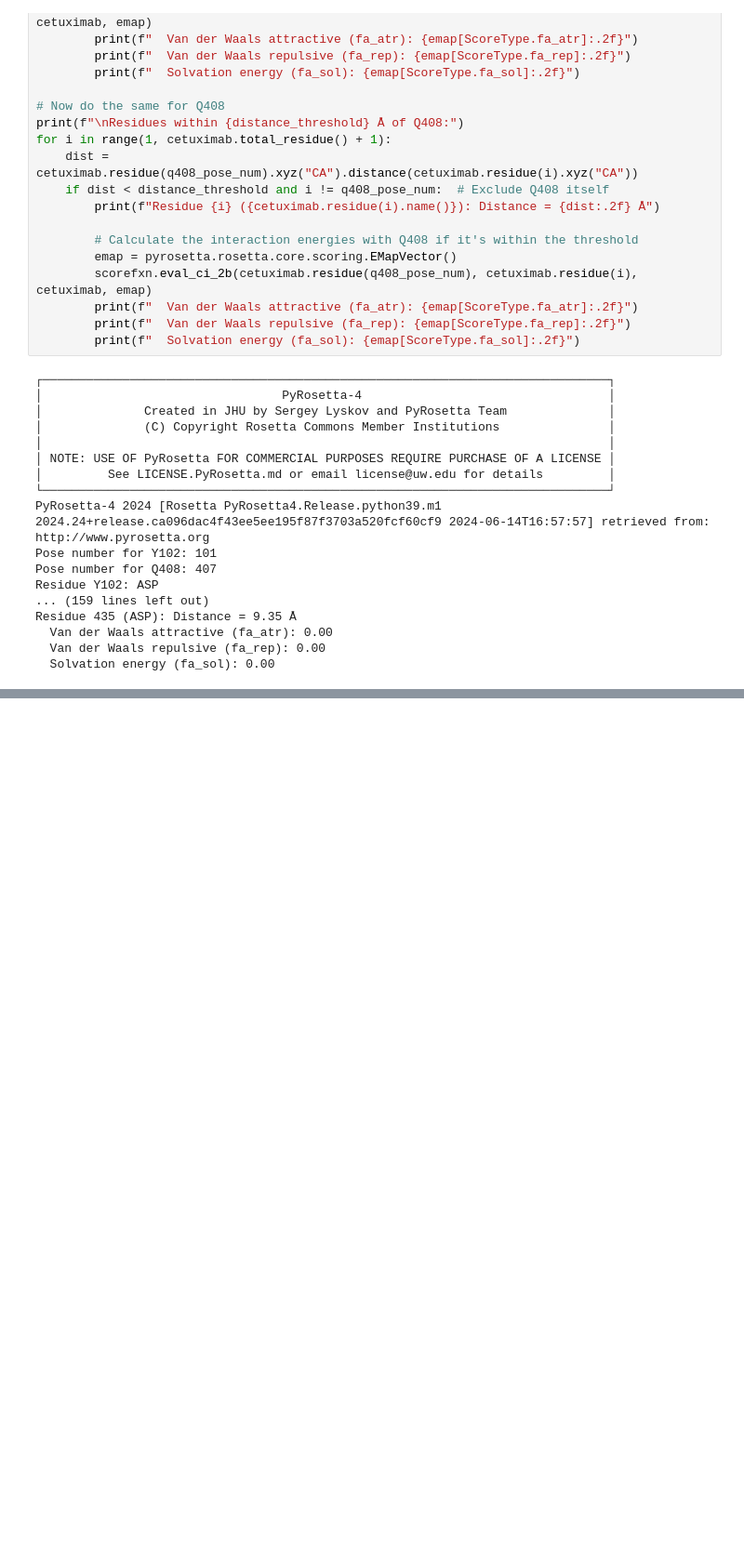
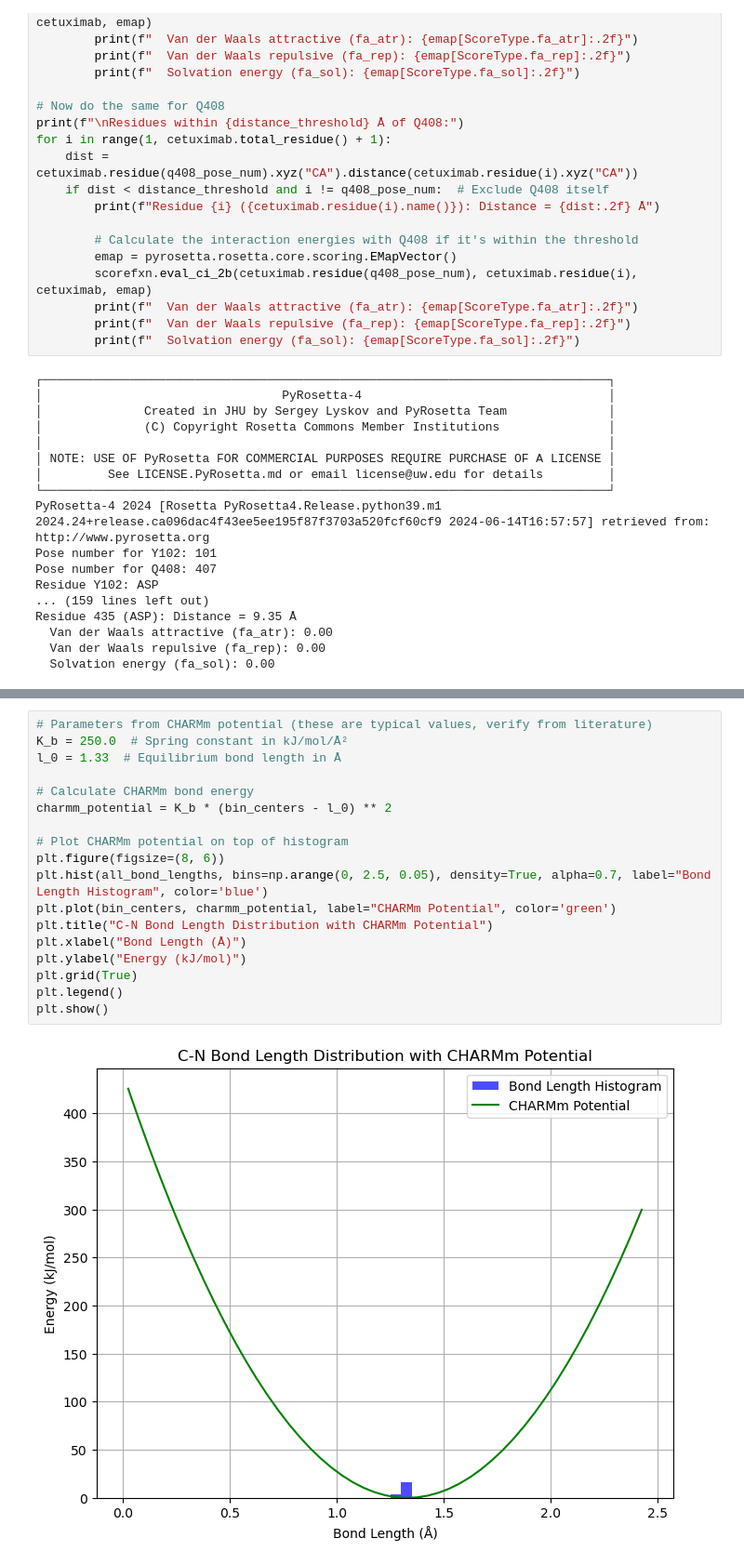
Before and after one commit to cesco345/pyrosetta, a Jupyter notebook: Untitled.ipynb, the cells around one changed output, grey strips where cells are left out. Shown at 93% size. Drawn from its saved outputs; the diff is of its cells as text; blank space fills up the shorter version.

```diff
--- a/Untitled.ipynb
+++ b/Untitled.ipynb
@@ -1654,0 +1772,20 @@ Residue 435 (ASP): Distance = 9.35 Å
+# %%
+# Parameters from CHARMm potential (these are typical values, verify from literature)
+K_b = 250.0  # Spring constant in kJ/mol/Å²
+l_0 = 1.33  # Equilibrium bond length in Å
+
+# Calculate CHARMm bond energy
+charmm_potential = K_b * (bin_centers - l_0) ** 2
+
+# Plot CHARMm potential on top of histogram
+plt.figure(figsize=(8, 6))
+plt.hist(all_bond_lengths, bins=np.arange(0, 2.5, 0.05), density=True, alpha=0.7, label="Bond Length Histogram", color='blue')
+plt.plot(bin_centers, charmm_potential, label="CHARMm Potential", color='green')
+plt.title("C-N Bond Length Distribution with CHARMm Potential")
+plt.xlabel("Bond Length (Å)")
+plt.ylabel("Energy (kJ/mol)")
+plt.grid(True)
+plt.legend()
+plt.show()
+# %% [output]
+[figure, added]
```
Also changed, not shown: parts of 2 cells of this notebook, 50 other files.
